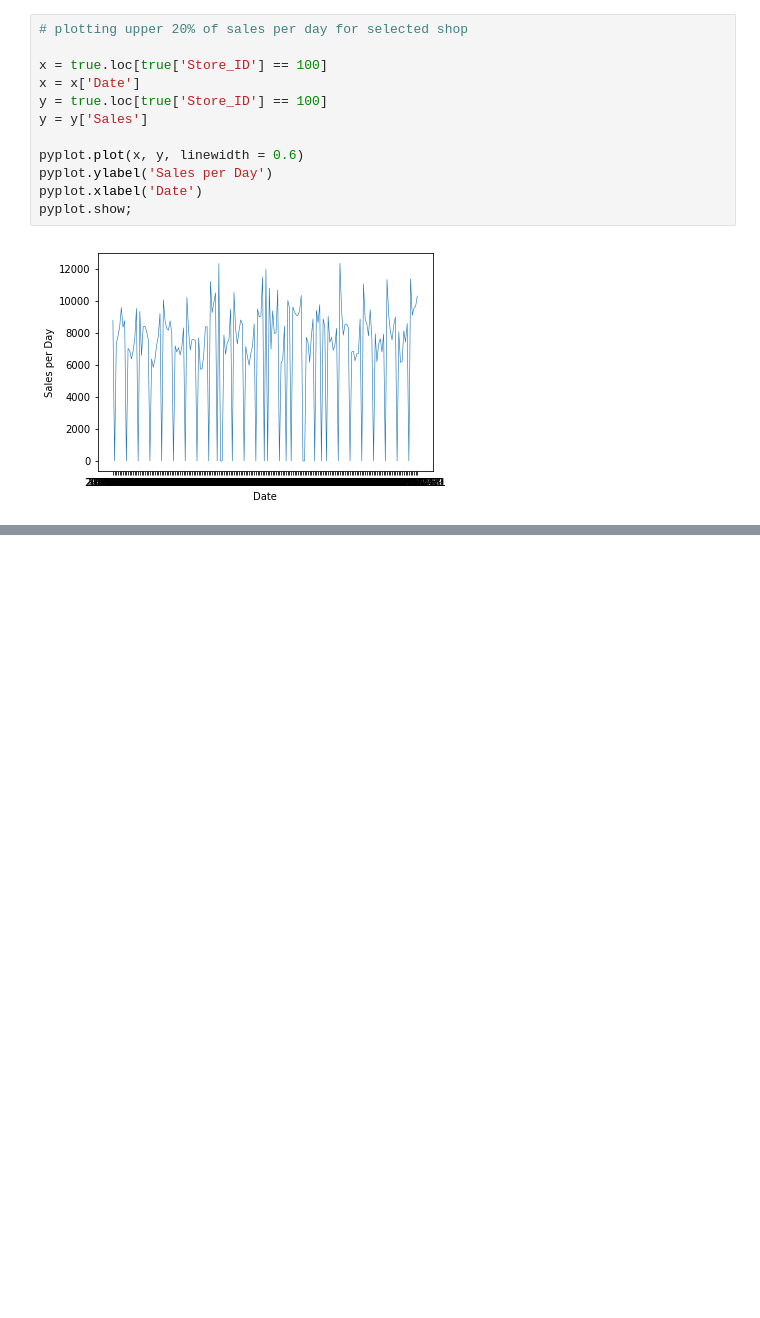
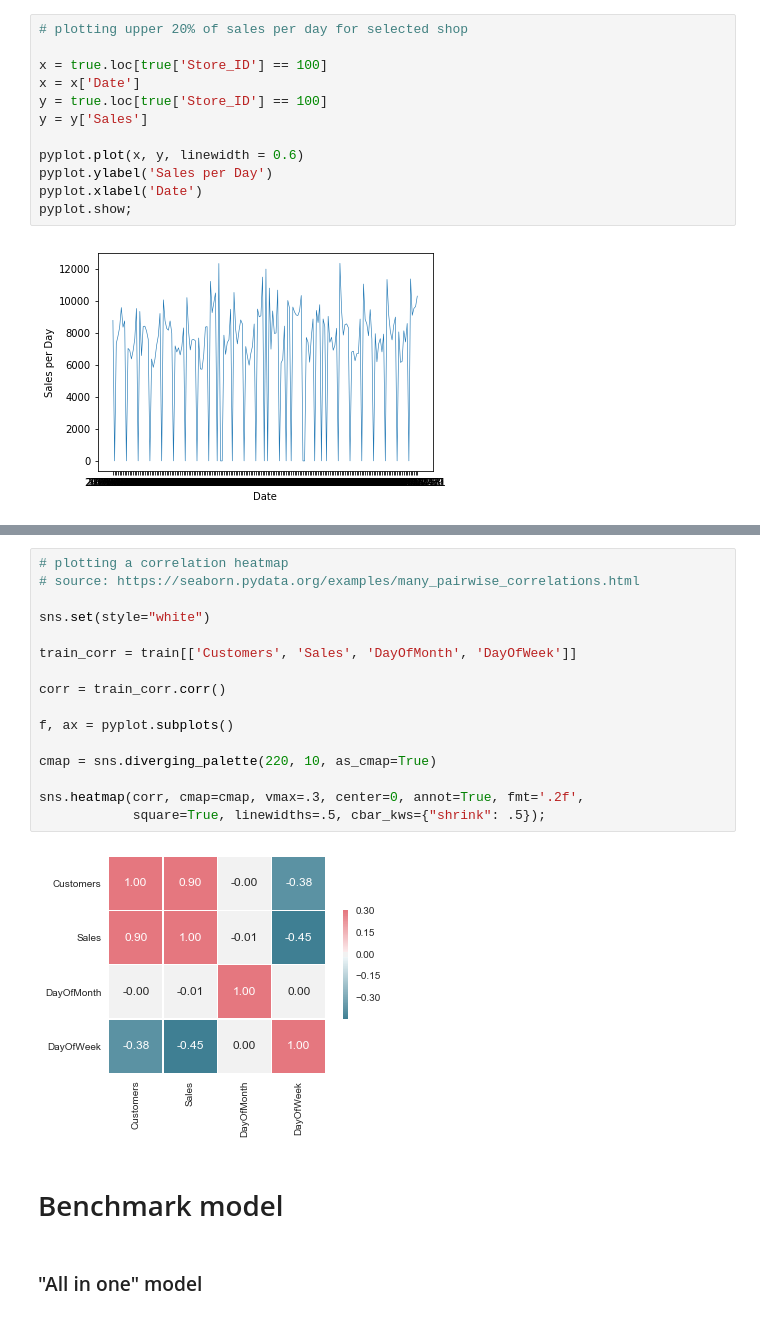
Before and after one commit to manuelfreude/sales-forecast-retail, a Jupyter notebook: Rossmann sales prediction.ipynb, the cells around one changed output, grey strips where cells are left out. Drawn from its saved outputs; the diff is of its cells as text; blank space fills up the shorter version.

```diff
--- a/Rossmann sales prediction.ipynb
+++ b/Rossmann sales prediction.ipynb
@@ -439,0 +399,22 @@ memory usage: 73.0+ MB
+# %%
+# plotting a correlation heatmap
+# source: https://seaborn.pydata.org/examples/many_pairwise_correlations.html
+
+sns.set(style="white")
+
+train_corr = train[['Customers', 'Sales', 'DayOfMonth', 'DayOfWeek']]
+
+corr = train_corr.corr()
+
+f, ax = pyplot.subplots()
+
+cmap = sns.diverging_palette(220, 10, as_cmap=True)
+
+sns.heatmap(corr, cmap=cmap, vmax=.3, center=0, annot=True, fmt='.2f',
+            square=True, linewidths=.5, cbar_kws={"shrink": .5});
+# %% [output]
+[figure, added]
+# %% [markdown]
+# Benchmark model
+# %% [markdown]
+### "All in one" model
```
Also changed, not shown: parts of 50 cells of this notebook, 1 other file.
